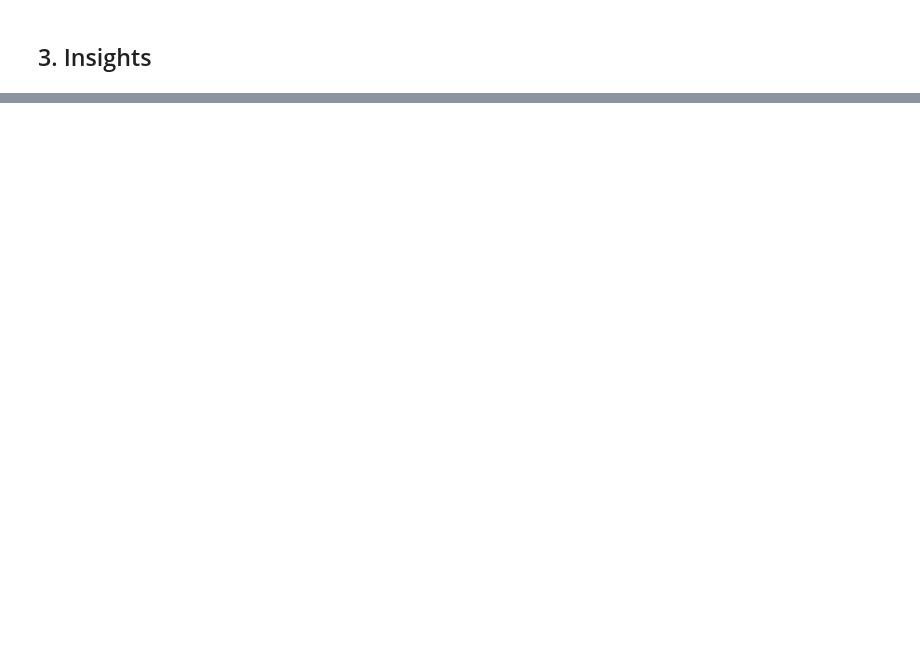
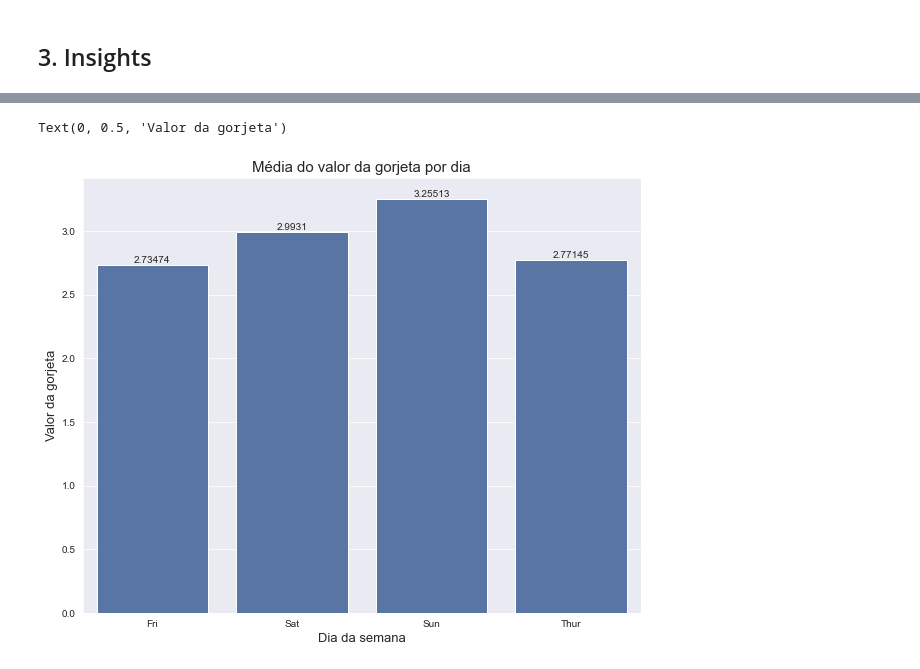
Before and after one commit to PedroJoas/avanti-bootcamp-cdd, a Jupyter notebook: notebooks/01-exploratory_data_analysis.ipynb, the cells around one changed output, grey strips where cells are left out. Saved outputs shown, nothing was run; the diff lists cells and outputs as text; code cells hidden in the pictures; blank space fills up the shorter version.

```diff
--- a/notebooks/01-exploratory_data_analysis.ipynb
+++ b/notebooks/01-exploratory_data_analysis.ipynb
@@ -36,0 +169,14 @@ dictionary
+# %%
+day_tip = tips.groupby('day')['tip'].mean().reset_index()
+# %%
+plt.figure(figsize=(10,8))
+ax = sns.barplot(data=day_tip, x = 'day', y = 'tip', color='#4c72b0')
+
+ax.bar_label(ax.containers[0])
+
+plt.title('Média do valor da gorjeta por dia', fontsize=15)
+plt.xlabel('Dia da semana', fontsize=13)
+plt.ylabel('Valor da gorjeta', fontsize=13)
+# %% [output]
+Text(0, 0.5, 'Valor da gorjeta')
+[figure, added]
```
Also changed, not shown: parts of 33 cells of this notebook.
